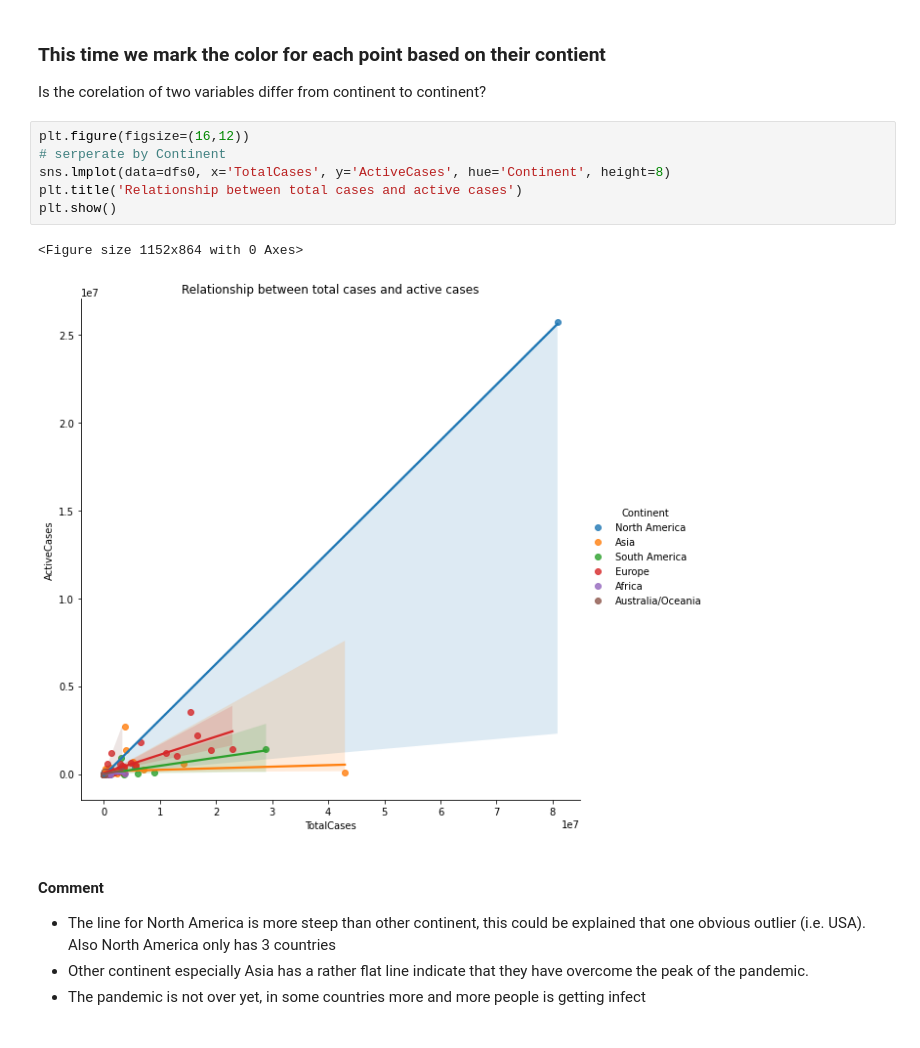
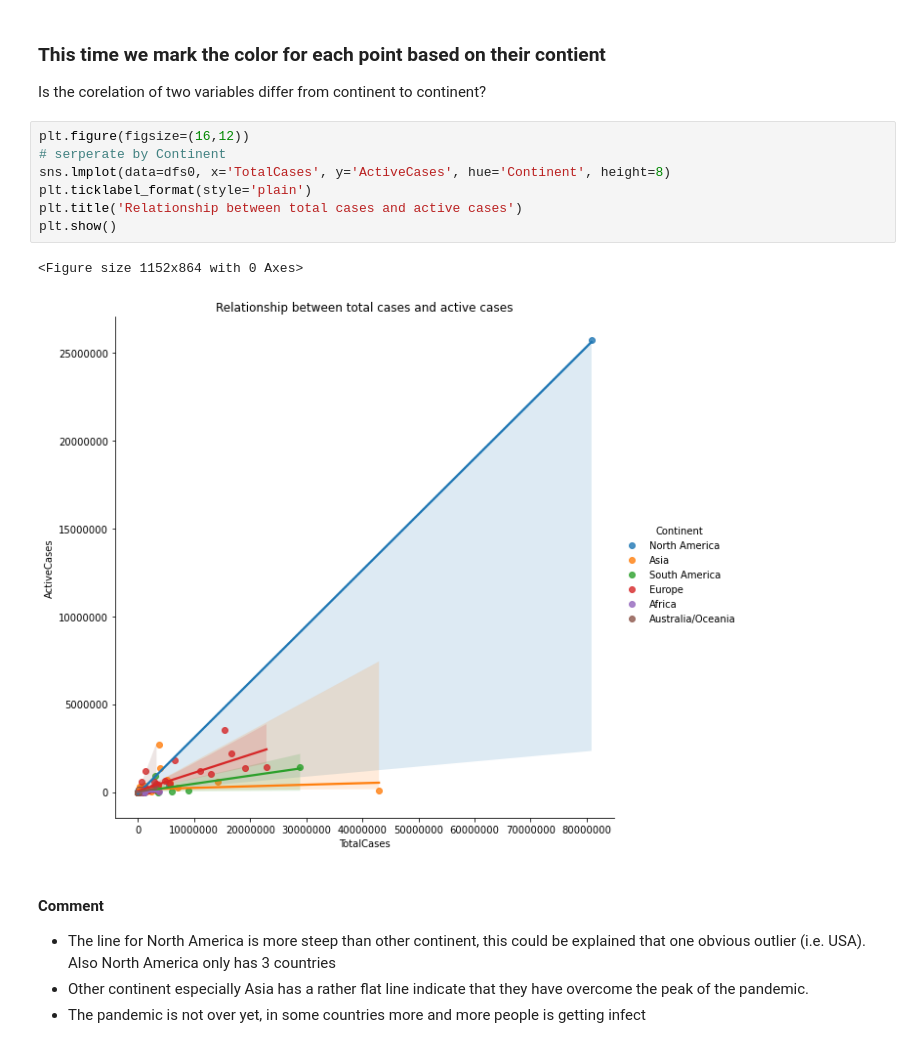
Before and after one commit to ndkhoa0704/Worldometers-explorer, a Jupyter notebook: Hung.ipynb, the cells around one changed output. Cells and saved outputs as stored; diff of their text form.

```diff
--- a/Hung.ipynb
+++ b/Hung.ipynb
@@ -151,12 +152,13 @@ Is the corelation of two variables differ from continent to continent?
 # %%
 plt.figure(figsize=(16,12))
 # serperate by Continent
 sns.lmplot(data=dfs0, x='TotalCases', y='ActiveCases', hue='Continent', height=8)
+plt.ticklabel_format(style='plain')
 plt.title('Relationship between total cases and active cases')
 plt.show()
 # %% [output]
 <Figure size 1152x864 with 0 Axes>
-[figure, old version]
+[figure, new version]
 # %% [markdown]
 #### Comment
 
```
Also changed, not shown: parts of 2 cells of this notebook, 4 other files.
